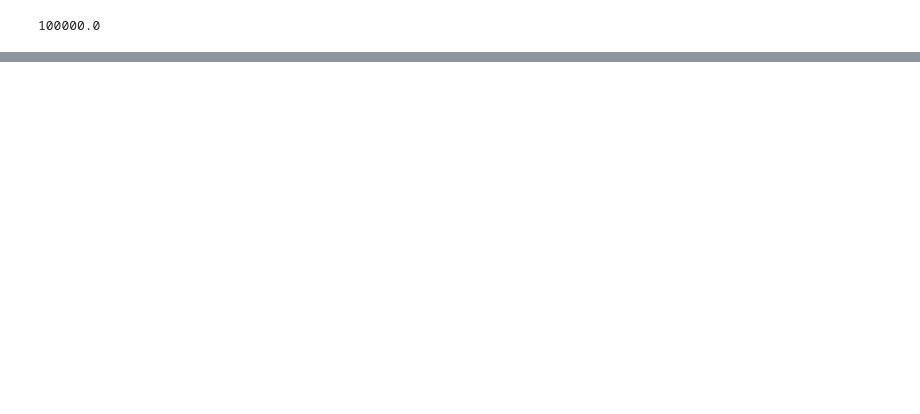
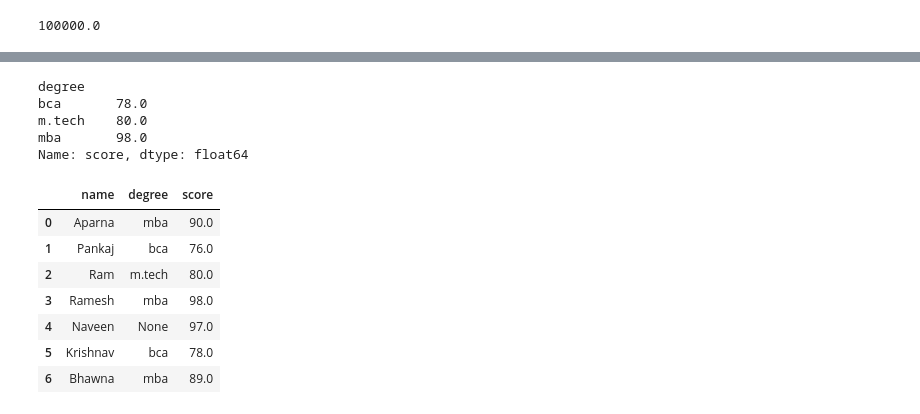
Before and after one commit to RahulArra/Machine-Learning, a Jupyter notebook: ML_week_1.ipynb, the cells around one changed output, grey strips where cells are left out. Saved outputs shown, nothing was run; the diff lists cells and outputs as text; code cells hidden in the pictures; blank space fills up the shorter version.

```diff
--- a/ML_week_1.ipynb
+++ b/ML_week_1.ipynb
@@ -172,0 +235,22 @@ print(combined_df.loc["Shailesh", "2018"])
+# %%
+max_score = df3.groupby(by = "degree")["score"].max()
+print(max_score)
+# %% [output]
+degree
+bca       78.0
+m.tech    80.0
+mba       98.0
+Name: score, dtype: float64
+# %%
+df3["score"] = df3["score"].fillna(76)
+# %%
+df3
+# %% [output]
+|  | name | degree | score |
+| 0 | Aparna | mba | 90.0 |
+| 1 | Pankaj | bca | 76.0 |
+| 2 | Ram | m.tech | 80.0 |
+| 3 | Ramesh | mba | 98.0 |
+| 4 | Naveen | None | 97.0 |
+| 5 | Krishnav | bca | 78.0 |
+| 6 | Bhawna | mba | 89.0 |
```
Also changed, not shown: parts of 10 cells of this notebook.
